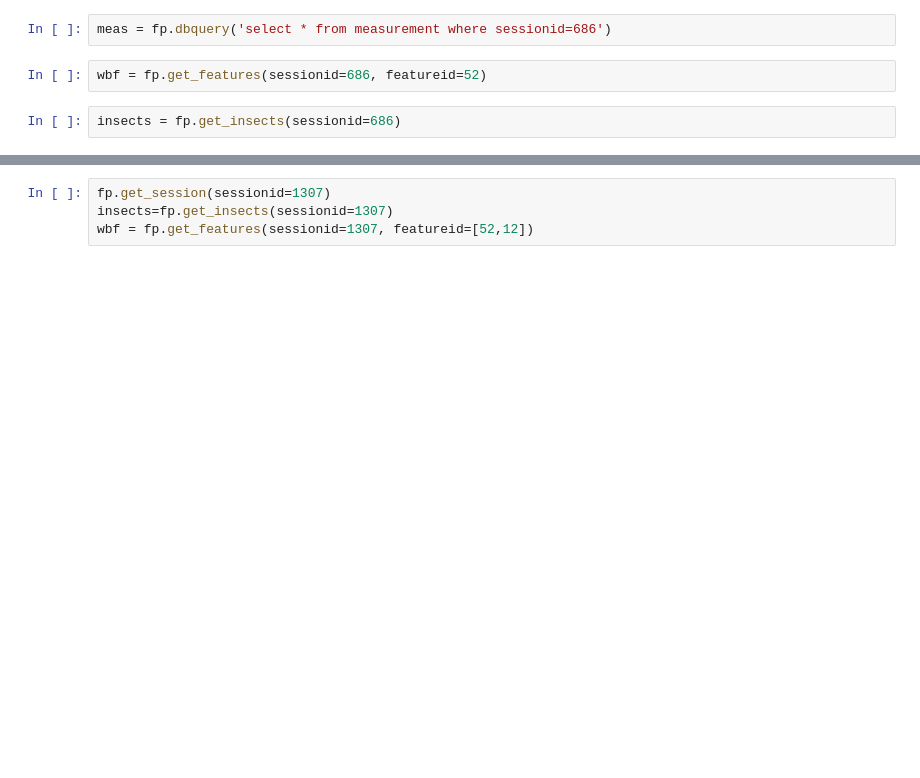
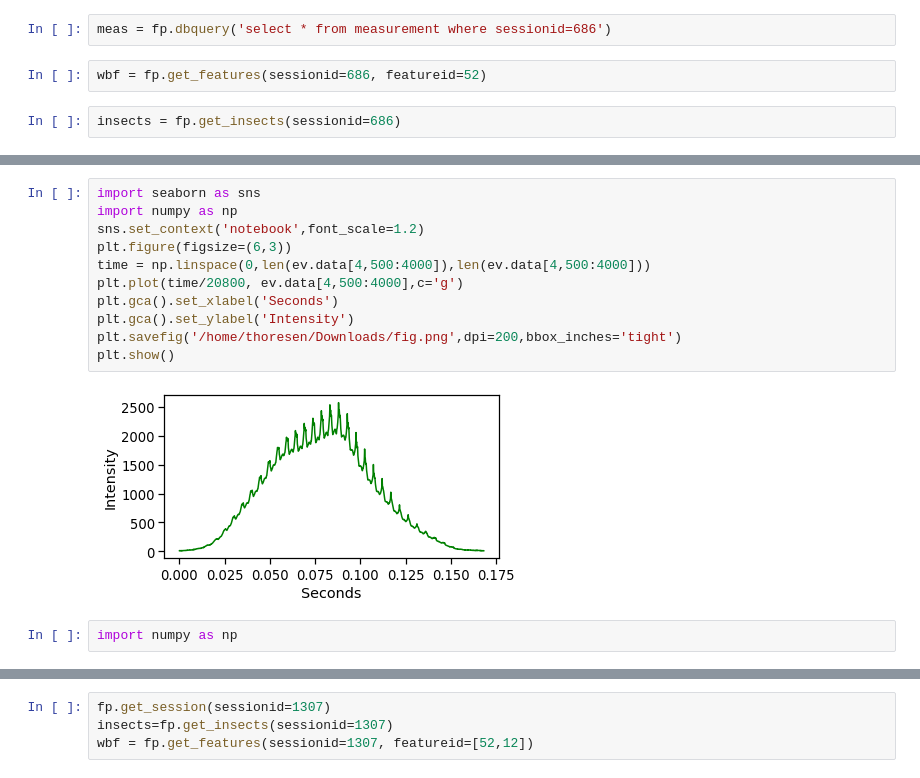
Before and after one commit to nikolajsheller/02456-2021-project, a Jupyter notebook: freq_estimation.ipynb, the cells around one changed output, grey strips where cells are left out. Cells and saved outputs as stored; diff of their text form; blank space fills up the shorter version.

```diff
--- a/freq_estimation.ipynb
+++ b/freq_estimation.ipynb
@@ -16,0 +41,15 @@ insects = fp.get_insects(sessionid=686)
+# %%
+import seaborn as sns
+import numpy as np
+sns.set_context('notebook',font_scale=1.2)
+plt.figure(figsize=(6,3))
+time = np.linspace(0,len(ev.data[4,500:4000]),len(ev.data[4,500:4000]))
+plt.plot(time/20800, ev.data[4,500:4000],c='g')
+plt.gca().set_xlabel('Seconds')
+plt.gca().set_ylabel('Intensity')
+plt.savefig('/home/thoresen/Downloads/fig.png',dpi=200,bbox_inches='tight')
+plt.show()
+# %% [output]
+[figure, added]
+# %%
+import numpy as np
```
Also changed, not shown: parts of 12 cells of this notebook, 3 other files.
